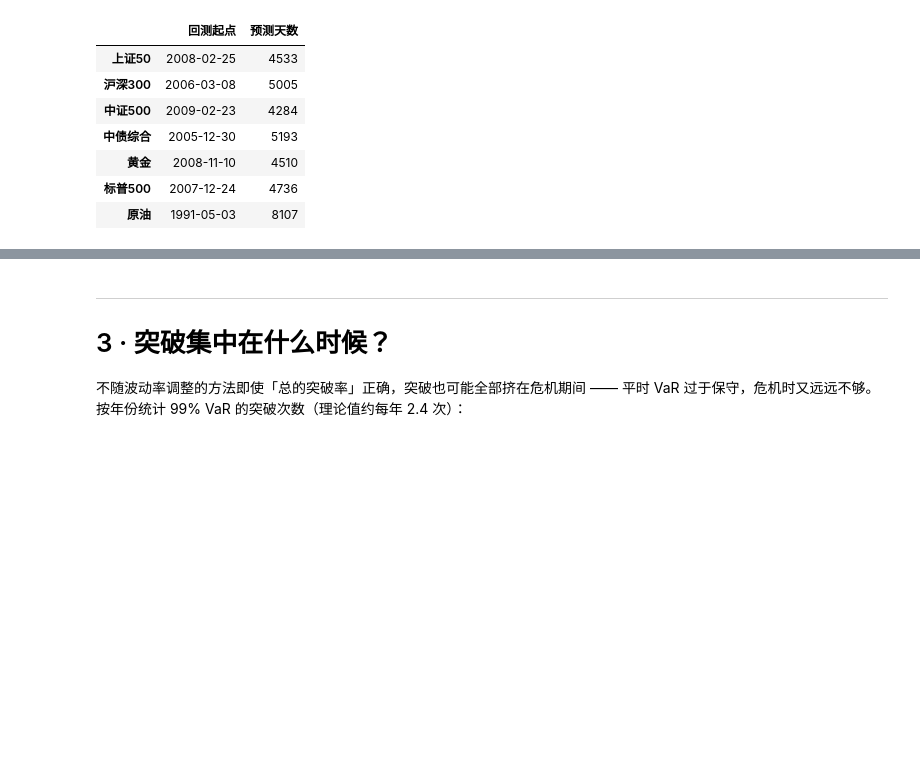
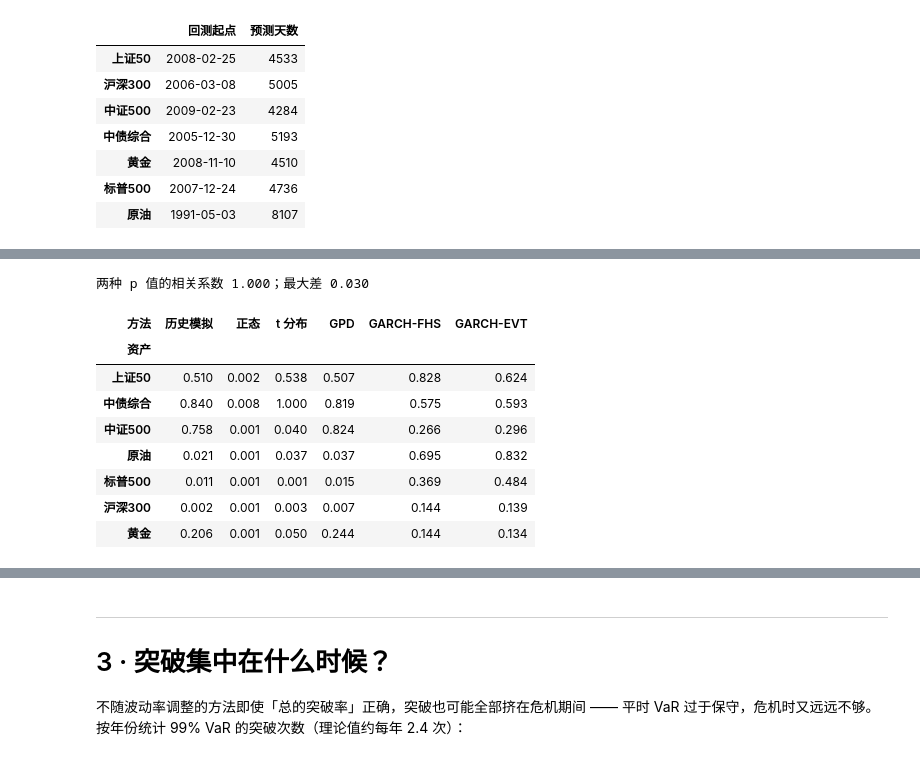
Before and after one commit to lshangro-png/tail-risk-cn, a Jupyter notebook: studies/01_single_asset_tail/single_asset_tail.ipynb, the cells around one changed output, grey strips where cells are left out. Cells and saved outputs as stored; diff of their text form; code cells hidden in the pictures; blank space fills up the shorter version.

```diff
--- a/studies/01_single_asset_tail/single_asset_tail.ipynb
+++ b/studies/01_single_asset_tail/single_asset_tail.ipynb
@@ -189,0 +246,24 @@ summary.style.format({"实际损失/预测ES 中位数": "{:.2f}", "99% VaR 突
+# %%
+# 实际数据：渐近 p 值与 wild bootstrap p 值的对照（97.5% ES）
+cmp = {}
+for a, f in FC.items():
+    x = f[("收益", "")].values
+    for m in METHODS:
+        z2, s, p_asy, p_boot = z2_test(x, f[(m, "VaR_es")].values, f[(m, "ES")].values, 0.025)
+        cmp[(a, m)] = {"Z2": z2, "S": s, "渐近 p": p_asy, "bootstrap p": p_boot}
+cmp = pd.DataFrame(cmp).T
+cmp.index = pd.MultiIndex.from_tuples(cmp.index, names=["资产", "方法"])
+print(f"两种 p 值的相关系数 {cmp['渐近 p'].corr(cmp['bootstrap p']):.3f}；"
+      f"最大差 {(cmp['渐近 p'] - cmp['bootstrap p']).abs().max():.3f}")
+cmp.unstack(1)["bootstrap p"][METHODS].style.format("{:.3f}")
+# %% [output]
+两种 p 值的相关系数 1.000；最大差 0.030
+| 方法 | 历史模拟 | 正态 | t 分布 | GPD | GARCH-FHS | GARCH-EVT |
+| 资产 |  |  |  |  |  |  |
+| 上证50 | 0.510 | 0.002 | 0.538 | 0.507 | 0.828 | 0.624 |
+| 中债综合 | 0.840 | 0.008 | 1.000 | 0.819 | 0.575 | 0.593 |
+| 中证500 | 0.758 | 0.001 | 0.040 | 0.824 | 0.266 | 0.296 |
+| 原油 | 0.021 | 0.001 | 0.037 | 0.037 | 0.695 | 0.832 |
+| 标普500 | 0.011 | 0.001 | 0.001 | 0.015 | 0.369 | 0.484 |
+| 沪深300 | 0.002 | 0.001 | 0.003 | 0.007 | 0.144 | 0.139 |
+| 黄金 | 0.206 | 0.001 | 0.050 | 0.244 | 0.144 | 0.134 |
```
Also changed, not shown: parts of 12 cells of this notebook, 22 other files.
